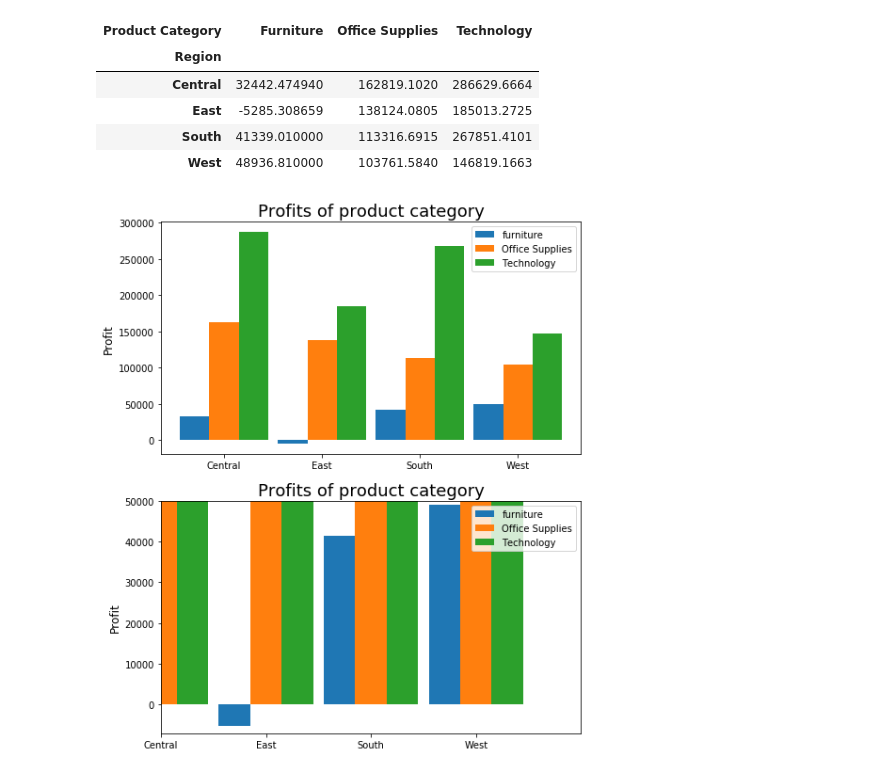
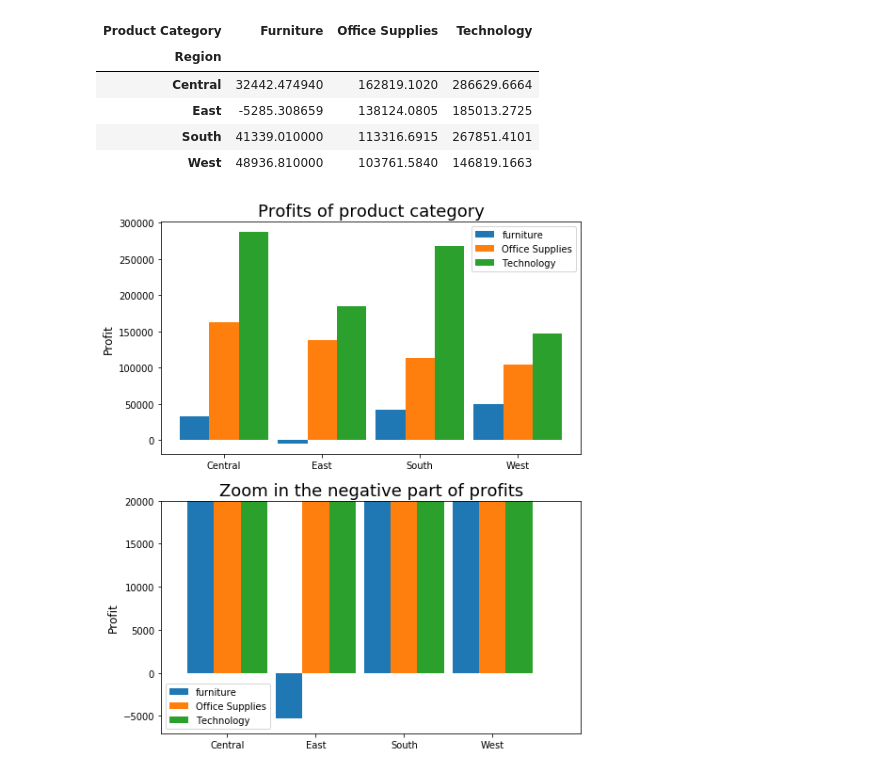
Before and after one commit to green-fox-academy/Yuan-EPAM, a Jupyter notebook: week-06/day-3/data_visualization_Superstore.ipynb, the cells around one changed output. Saved outputs shown, nothing was run; the diff lists cells and outputs as text; code cells hidden in the pictures.

Commit message:
Modified visualization graph zoon in values

```diff
--- a/week-06/day-3/data_visualization_Superstore.ipynb
+++ b/week-06/day-3/data_visualization_Superstore.ipynb
@@ -266,28 +266,28 @@ df_region_profit
 # %%
 ind = np.arange(len(df_region_profit))
 width = 0.3
 
 fig, ax = plt.subplots(2, figsize= (8, 10))
 ax[0].bar(ind - width, df_region_profit['Furniture'], width, label= 'furniture')
 ax[0].bar(ind, df_region_profit['Office Supplies'], width, label= 'Office Supplies')
 ax[0].bar(ind + width, df_region_profit['Technology'], width, label= 'Technology')
 ax[0].set_xticks(ind)
 ax[0].set_xticklabels(df_region_profit.index)
 ax[0].set_ylabel('Profit', fontsize = 12)
 ax[0].legend()
 ax[0].set_title('Profits of product category', fontsize= 18)
 
 ax[1].bar(ind - width, df_region_profit['Furniture'], width, label= 'furniture')
 ax[1].bar(ind, df_region_profit['Office Supplies'], width, label= 'Office Supplies')
 ax[1].bar(ind + width, df_region_profit['Technology'], width, label= 'Technology')
-ax[1].axis([0, 4, -7000, 50000])
+ax[1].axis([-0.75, 4, -7000, 20000])
 # ax[1].axis([-0.75, 7, 0, 6])
 ax[1].set_xticks(ind)
 ax[1].set_xticklabels(df_region_profit.index)
 ax[1].set_ylabel('Profit', fontsize = 12)
 ax[1].legend()
-ax[1].set_title('Profits of product category', fontsize= 18)
+ax[1].set_title('Zoom in the negative part of profits', fontsize= 18)
 
 plt.show()
 # %% [output]
-[figure, old version]
+[figure, new version]
```
